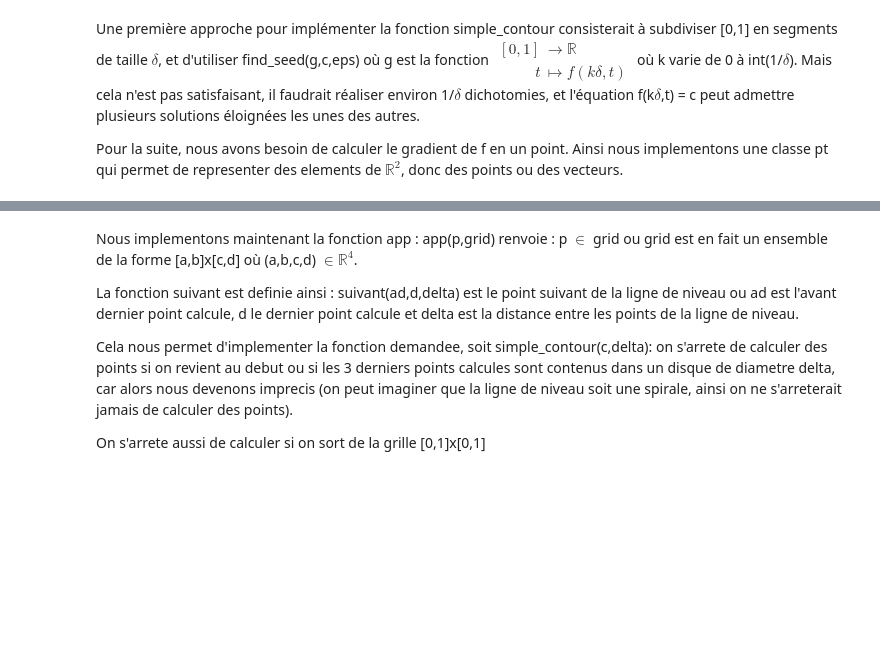
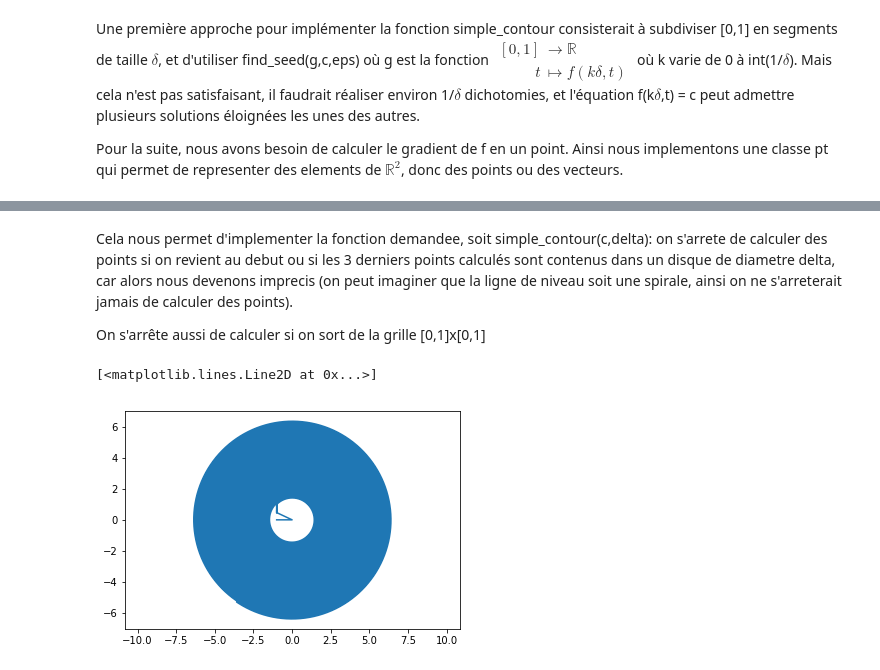
Before and after one commit to jeremycostanzo/lignes-de-niveau, a Jupyter notebook: lignes_de_niveau_avec_propagation.ipynb, the cells around one changed output, grey strips where cells are left out. Drawn from its saved outputs; the diff is of its cells as text; code cells hidden in the pictures; blank space fills up the shorter version.

```diff
--- a/lignes_de_niveau_avec_propagation.ipynb
+++ b/lignes_de_niveau_avec_propagation.ipynb
@@ -98,8 +98,8 @@ class pt:
     def __div__(self,b):
         return (self * (1/b))
 
-    def __rdiv__(self,b):
-        return pt(b.x/self,b.y/self)
+    def __rdiv__(b,self):
+        return pt(self.x/b,self.y/b)
 
     def norme(self):
         return (self.x**2 + self.y**2)**0.5
@@ -123,10 +123,10 @@ def list_x_y(p):
 def dist(a,b):
     return (a-b).norme()
 
-def app(p,grid):
+def ingrid(p,grid):
     return(grid[0]<=p.x<=grid[1] and grid[2]<=p.y<=grid[3])
 
-def grad(p=pt()):
+def grad(f,p=pt()):
     g = autograd.grad
     t = np.r_[g(f,0)(p.x,p.y),g(f,1)(p.x,p.y)]
     return pt(t[0],t[1])
@@ -133,9 +175,4 @@ def grad(p=pt()):
 # %% [markdown]
-Nous implementons maintenant la fonction app : app(p,grid) renvoie : p $\in$ grid ou grid est en fait un ensemble de la forme [a,b]x[c,d] où (a,b,c,d) $\in \mathbb{R}^4$.
+Cela nous permet d'implementer la fonction demandee, soit simple_contour(c,delta): on s'arrete de calculer des points si on revient au debut ou si les 3 derniers points calculés sont contenus dans un disque de diametre delta, car alors nous devenons imprecis (on peut imaginer que la ligne de niveau soit une spirale, ainsi on ne s'arreterait jamais de calculer des points).
 
-
-La fonction suivant est definie ainsi : suivant(ad,d,delta) est le point suivant de la ligne de niveau ou ad est l'avant dernier point calcule, d le dernier point calcule et delta est la distance entre les points de la ligne de niveau.
-
-Cela nous permet d'implementer la fonction demandee, soit simple_contour(c,delta): on s'arrete de calculer des points si on revient au debut ou si les 3 derniers points calcules sont contenus dans un disque de diametre delta, car alors nous devenons imprecis (on peut imaginer que la ligne de niveau soit une spirale, ainsi on ne s'arreterait jamais de calculer des points).
-
-On s'arrete aussi de calculer si on sort de la grille [0,1]x[0,1]
+On s'arrête aussi de calculer si on sort de la grille [0,1]x[0,1]
@@ -187,0 +179,59 @@ def simple_contour(c,delta):
+# %%
+def g(theta, f, d) :
+    return f(d*np.cos(theta),d*np.sin(theta))
+def dg(theta, f, d):
+    return (-d*np.sin(theta)*autograd.grad(f,0)(d*np.cos(theta),d*np.sin(theta)) + d*np.cos(theta)*autograd.grad(f,1)(d*np.cos(theta),d*np.sin(theta)))
+# %%
+def f(x,y) :
+    return x**2+y**2
+
+def suivant(f, d, delta, grid):
+    h=grad(f,d[0])
+    o=d[0]+delta*h.orth().normalized()
+                                                    #on utilise le gradient pour aller au prochain point
+                                                                    #mais sans sortir de la grille
+    if not ingrid(o,grid):
+        o=d[0]-delta *h.orth().normalized()
+
+    prochain=theta(d[0],o)
+    return((o,prochain))
+
+import scipy
+from scipy import optimize
+
+
+def simple_contourdeux(f,c=0.0,delta=0.01,grid=[0.,1.,0.,1.],cote=lambda x:f(grid[0],x)):
+    t = find_seed(cote,c)
+    if t == None:
+        return [],[]
+    p0 = pt(grid[0],t)
+    g0 = grad(f,p=p0)
+    p11 = p0 + (g0.normalized().orth() * delta)
+    p12 = p0 - (g0.normalized().orth() * delta)
+    p1 = pt()
+
+    if ingrid(p11,grid):
+        p1 = p11
+    elif ingrid(p12,grid):
+        p1 = p12
+    else:
+        return [],[]
+    t1=theta(p0,p1)    #pi --> point    ti --> angle
+
+    while len(pts)<100000:
+        t1 = scipy.optimize.newton(g, t1, fprime=dg, args=(f, delta))
+        p1 = p_a(p1, t1, delta)
+        if not ingrid(pc,grid):
+            return list_x_y(pts)
+        else:
+            pts.append(p1)
+        p1, t1 = suivant(f, [p1,t1], delta, grid) #on change de point
+    return list_x_y(pts)
+grid1=[-1.,1.,-1.,1.]
+i = 5
+plt.axis('equal')
+si = simple_contourdeux(f, c=1.2,grid=grid1, cote=lambda x:f(grid1[0],x))
+plt.plot(si[0],si[1])
+# %% [output]
+[<matplotlib.lines.Line2D at 0x...>]
+[figure, added]
```
Also changed, not shown: parts of 5 cells of this notebook.
